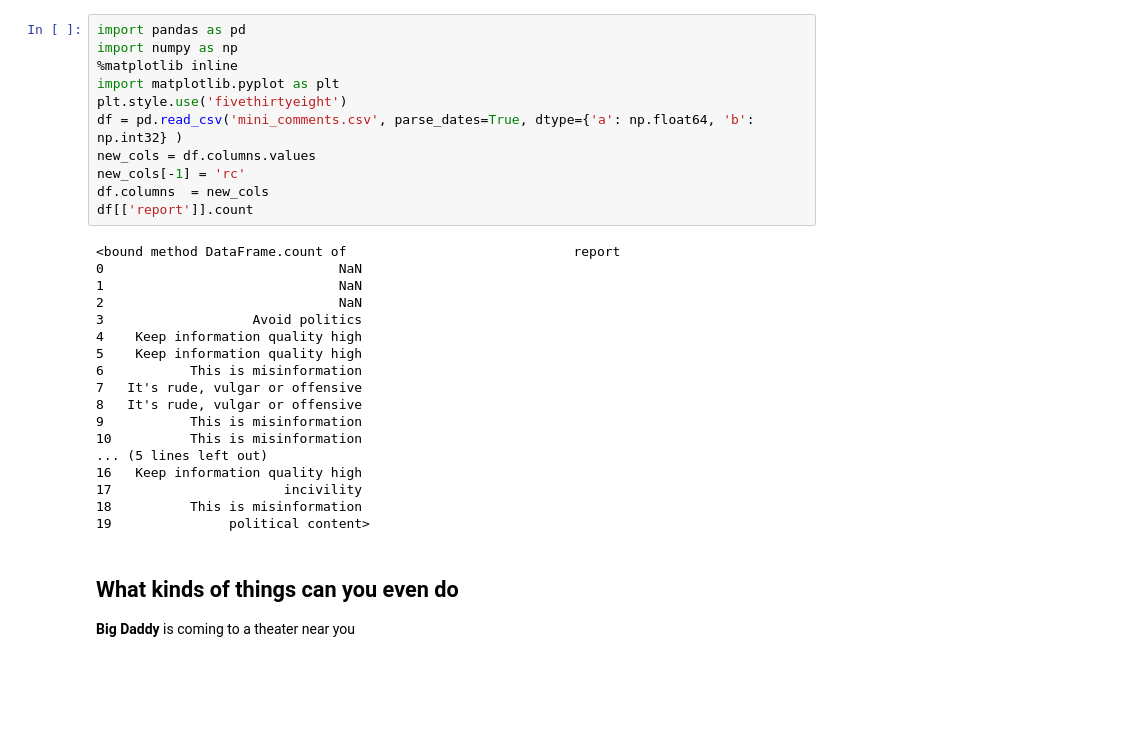
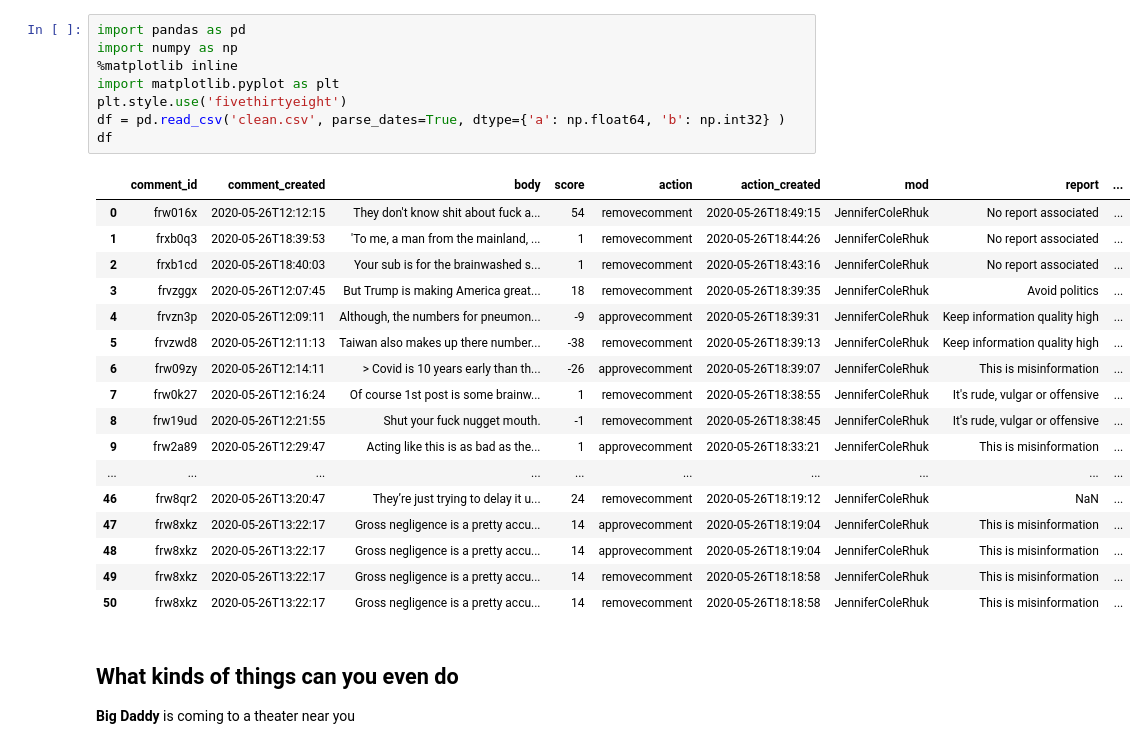
Before and after one commit to barber5/conflictAnalysis, a Jupyter notebook: sandbox.py.ipynb, the cells around one changed output. Cells and saved outputs as stored; diff of their text form; blank space fills up the shorter version.

```diff
--- a/sandbox.py.ipynb
+++ b/sandbox.py.ipynb
@@ -1,32 +1,29 @@
 # %%
 import pandas as pd
 import numpy as np
 %matplotlib inline
 import matplotlib.pyplot as plt
 plt.style.use('fivethirtyeight')
-df = pd.read_csv('mini_comments.csv', parse_dates=True, dtype={'a': np.float64, 'b': np.int32} )
-new_cols = df.columns.values
-new_cols[-1] = 'rc'
-df.columns  = new_cols
-df[['report']].count
+df = pd.read_csv('clean.csv', parse_dates=True, dtype={'a': np.float64, 'b': np.int32} )
+df
 # %% [output]
-<bound method DataFrame.count of                             report
-0                              NaN
-1                              NaN
-2                              NaN
-3                   Avoid politics
-4    Keep information quality high
-5    Keep information quality high
-6           This is misinformation
-7   It's rude, vulgar or offensive
-8   It's rude, vulgar or offensive
-9           This is misinformation
-10          This is misinformation
-... (5 lines left out)
-16   Keep information quality high
-17                      incivility
-18          This is misinformation
-19               political content>
+|  | comment_id | comment_created | body | score | action | action_created | mod | report | ... |
+| 0 | frw016x | 2020-05-26T12:12:15 | They don't know shit about fuck a... | 54 | removecomment | 2020-05-26T18:49:15 | JenniferColeRhuk | No report associated | ... |
+| 1 | frxb0q3 | 2020-05-26T18:39:53 | 'To me, a man from the mainland, ... | 1 | removecomment | 2020-05-26T18:44:26 | JenniferColeRhuk | No report associated | ... |
+| 2 | frxb1cd | 2020-05-26T18:40:03 | Your sub is for the brainwashed s... | 1 | removecomment | 2020-05-26T18:43:16 | JenniferColeRhuk | No report associated | ... |
+| 3 | frvzggx | 2020-05-26T12:07:45 | But Trump is making America great... | 18 | removecomment | 2020-05-26T18:39:35 | JenniferColeRhuk | Avoid politics | ... |
+| 4 | frvzn3p | 2020-05-26T12:09:11 | Although, the numbers for pneumon... | -9 | approvecomment | 2020-05-26T18:39:31 | JenniferColeRhuk | Keep information quality high | ... |
+| 5 | frvzwd8 | 2020-05-26T12:11:13 | Taiwan also makes up there number... | -38 | removecomment | 2020-05-26T18:39:13 | JenniferColeRhuk | Keep information quality high | ... |
+| 6 | frw09zy | 2020-05-26T12:14:11 | > Covid is 10 years early than th... | -26 | approvecomment | 2020-05-26T18:39:07 | JenniferColeRhuk | This is misinformation | ... |
+| 7 | frw0k27 | 2020-05-26T12:16:24 | Of course 1st post is some brainw... | 1 | removecomment | 2020-05-26T18:38:55 | JenniferColeRhuk | It's rude, vulgar or offensive | ... |
+| 8 | frw19ud | 2020-05-26T12:21:55 | Shut your fuck nugget mouth. | -1 | removecomment | 2020-05-26T18:38:45 | JenniferColeRhuk | It's rude, vulgar or offensive | ... |
+| 9 | frw2a89 | 2020-05-26T12:29:47 | Acting like this is as bad as the... | 1 | approvecomment | 2020-05-26T18:33:21 | JenniferColeRhuk | This is misinformation | ... |
+| ... | ... | ... | ... | ... | ... | ... | ... | ... | ... |
+| 46 | frw8qr2 | 2020-05-26T13:20:47 | They’re just trying to delay it u... | 24 | removecomment | 2020-05-26T18:19:12 | JenniferColeRhuk | NaN | ... |
+| 47 | frw8xkz | 2020-05-26T13:22:17 | Gross negligence is a pretty accu... | 14 | approvecomment | 2020-05-26T18:19:04 | JenniferColeRhuk | This is misinformation | ... |
+| 48 | frw8xkz | 2020-05-26T13:22:17 | Gross negligence is a pretty accu... | 14 | approvecomment | 2020-05-26T18:19:04 | JenniferColeRhuk | This is misinformation | ... |
+| 49 | frw8xkz | 2020-05-26T13:22:17 | Gross negligence is a pretty accu... | 14 | removecomment | 2020-05-26T18:18:58 | JenniferColeRhuk | This is misinformation | ... |
+| 50 | frw8xkz | 2020-05-26T13:22:17 | Gross negligence is a pretty accu... | 14 | removecomment | 2020-05-26T18:18:58 | JenniferColeRhuk | This is misinformation | ... |
 # %% [markdown]
 ## What kinds of things can you even do
 
```
Also changed, not shown: parts of 3 cells of this notebook, 1 other file.
